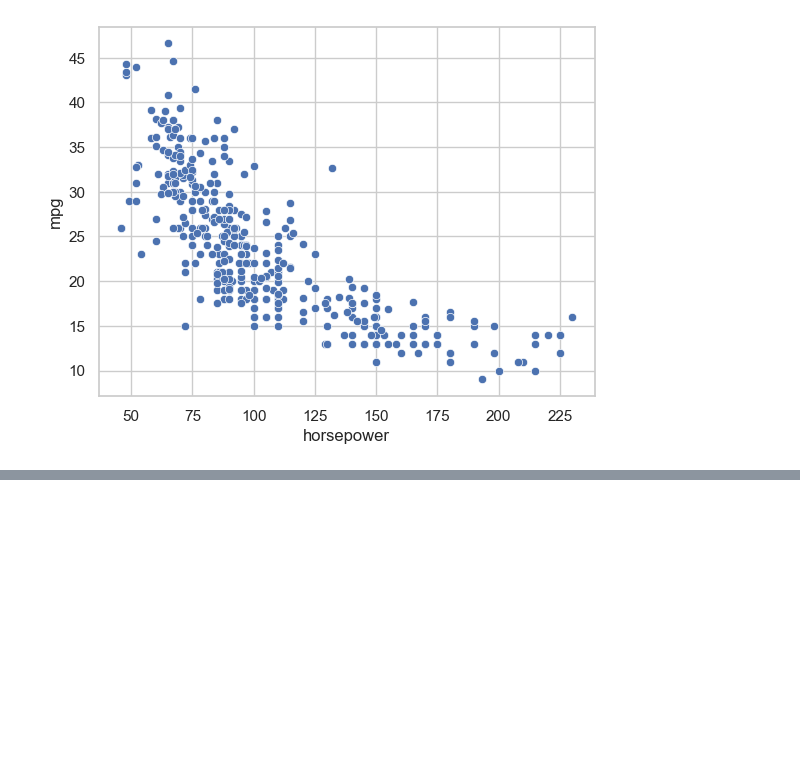
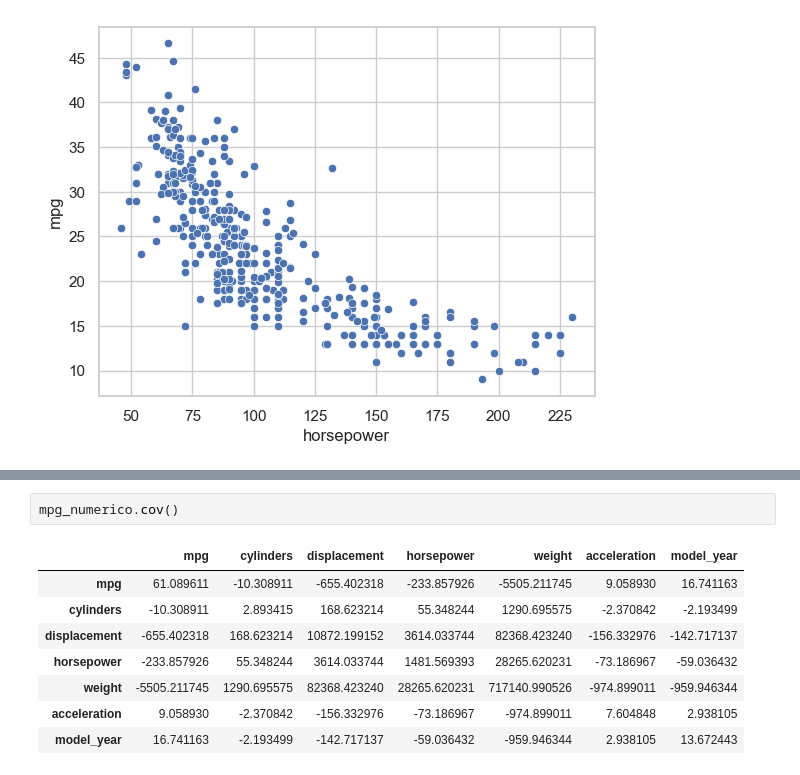
Before and after one commit to RSAmanda/Ada_iFood_Mod05_Estatistica_1, a Jupyter notebook: Analises_mpg.ipynb, the cells around one changed output, grey strips where cells are left out. Cells and saved outputs as stored; diff of their text form; blank space fills up the shorter version.

```diff
--- a/Analises_mpg.ipynb
+++ b/Analises_mpg.ipynb
@@ -103,0 +105,11 @@ Text(0.5, 1.0, 'Correlação de spearman')
+# %%
+mpg_numerico.cov()
+# %% [output]
+|  | mpg | cylinders | displacement | horsepower | weight | acceleration | model_year |
+| mpg | 61.089611 | -10.308911 | -655.402318 | -233.857926 | -5505.211745 | 9.058930 | 16.741163 |
+| cylinders | -10.308911 | 2.893415 | 168.623214 | 55.348244 | 1290.695575 | -2.370842 | -2.193499 |
+| displacement | -655.402318 | 168.623214 | 10872.199152 | 3614.033744 | 82368.423240 | -156.332976 | -142.717137 |
+| horsepower | -233.857926 | 55.348244 | 3614.033744 | 1481.569393 | 28265.620231 | -73.186967 | -59.036432 |
+| weight | -5505.211745 | 1290.695575 | 82368.423240 | 28265.620231 | 717140.990526 | -974.899011 | -959.946344 |
+| acceleration | 9.058930 | -2.370842 | -156.332976 | -73.186967 | -974.899011 | 7.604848 | 2.938105 |
+| model_year | 16.741163 | -2.193499 | -142.717137 | -59.036432 | -959.946344 | 2.938105 | 13.672443 |
```
Also changed, not shown: parts of 4 cells of this notebook, 1 other file.
